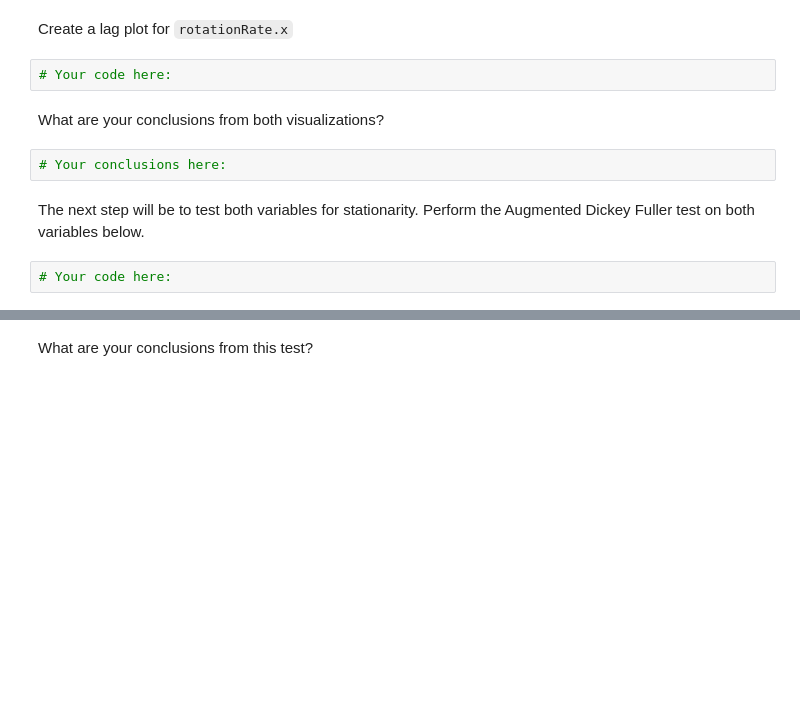
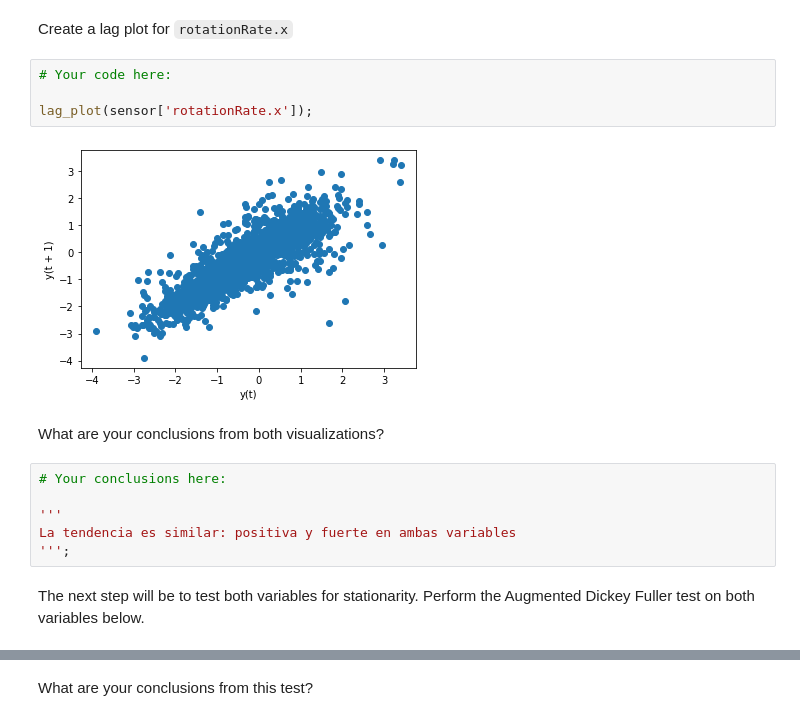
Before and after one commit to Ironhack-Data-Madrid-Febrero-2021/lab-time-series, a Jupyter notebook: your-code/main.ipynb, the cells around one changed output, grey strips where cells are left out. Saved outputs shown, nothing was run; the diff lists cells and outputs as text; blank space fills up the shorter version.

```diff
--- a/your-code/main.ipynb
+++ b/your-code/main.ipynb
@@ -100,11 +142,17 @@ To model our data, we should look at a few assumptions. First, let's plot the `l
 Create a lag plot for `rotationRate.x`
 # %%
 # Your code here:
+
+lag_plot(sensor['rotationRate.x']);
+# %% [output]
+[figure, added]
 # %% [markdown]
 What are your conclusions from both visualizations?
-# %%
-# Your conclusions here:
+# %%
+# Your conclusions here:
+
+'''
+La tendencia es similar: positiva y fuerte en ambas variables
+''';
 # %% [markdown]
 The next step will be to test both variables for stationarity. Perform the Augmented Dickey Fuller test on both variables below.
-# %%
-# Your code here:
```
Also changed, not shown: parts of 20 cells of this notebook.
